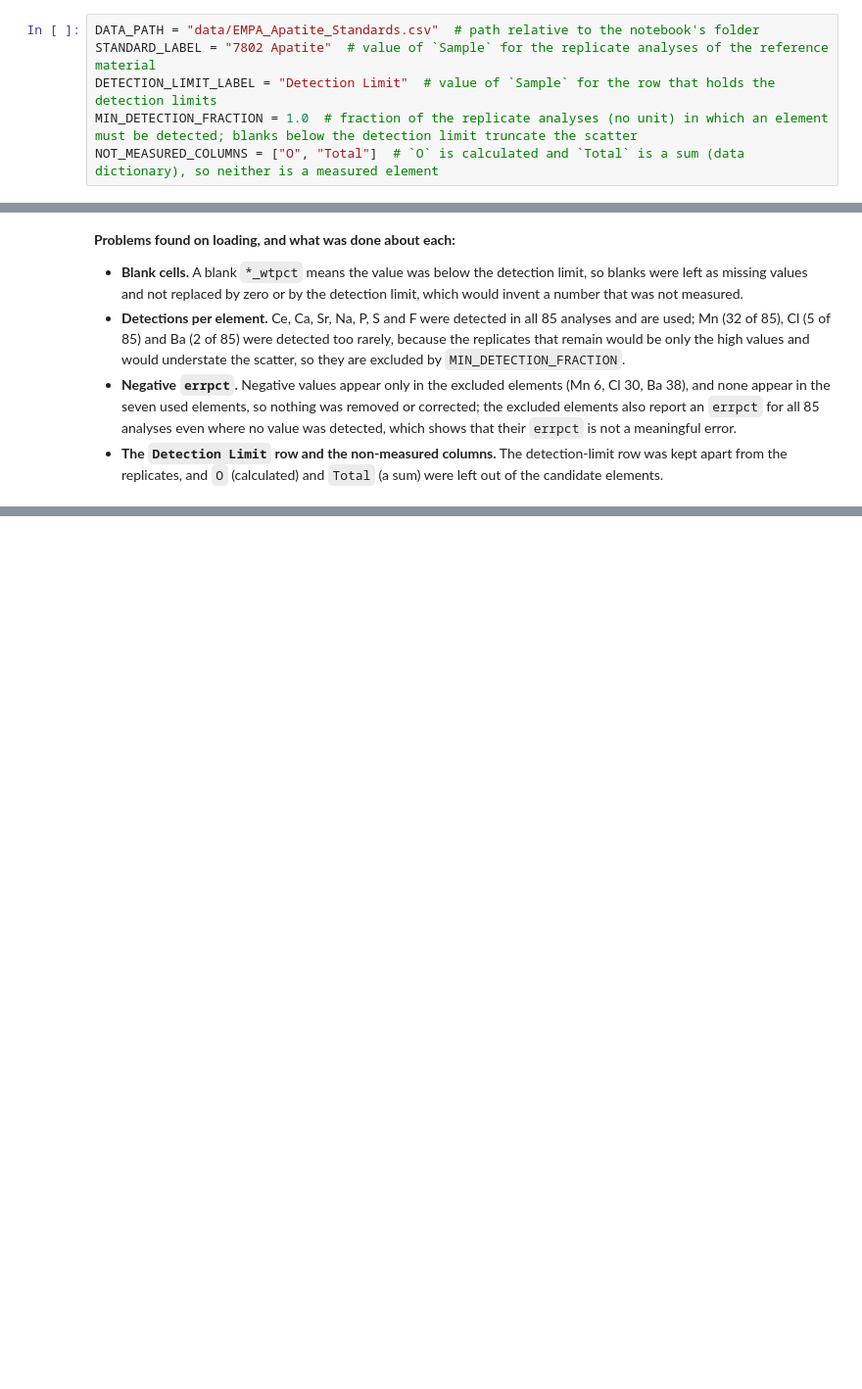
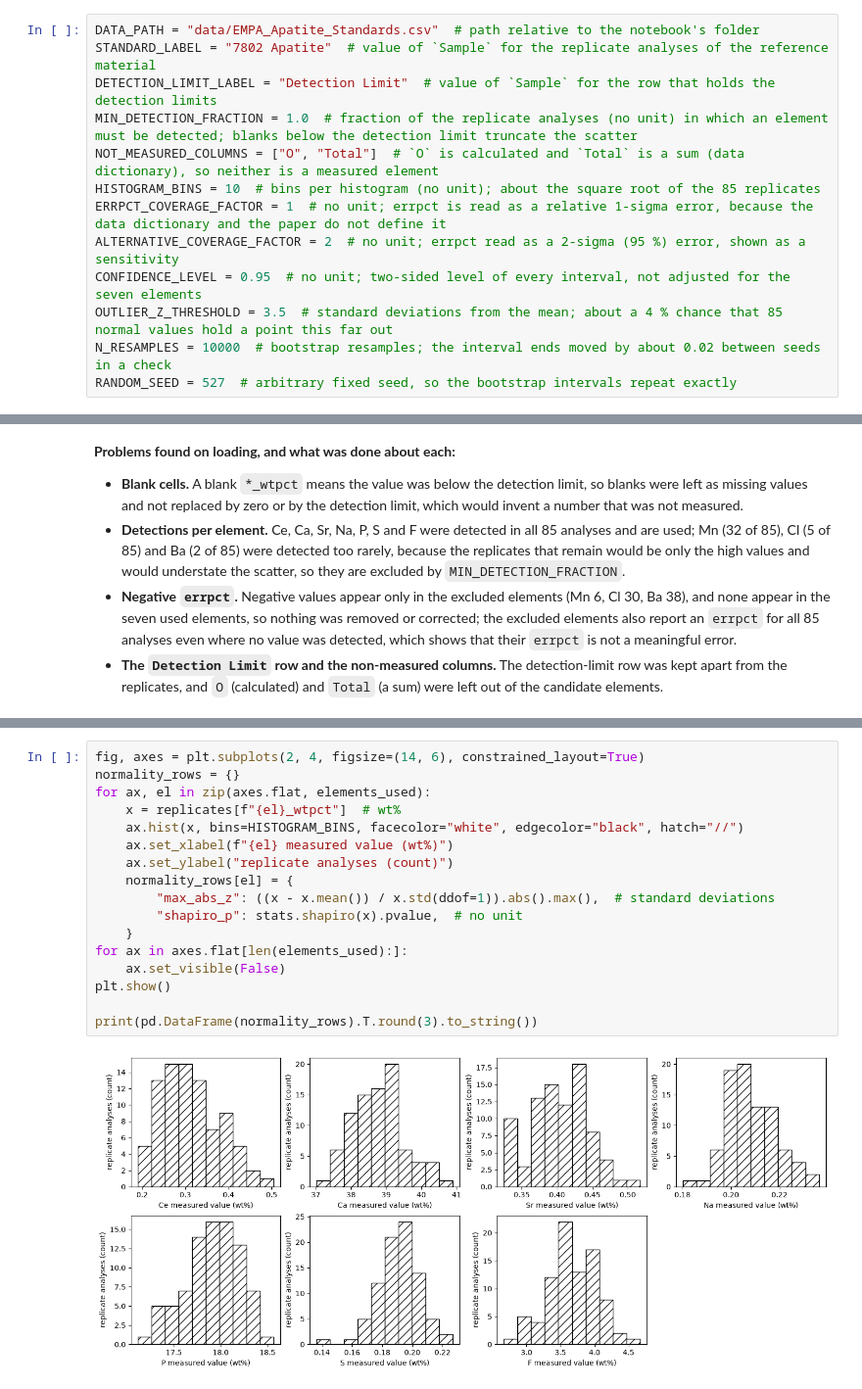
Before and after one commit to minsup96/chem527-project, a Jupyter notebook: analysis.ipynb, the cells around one changed output, grey strips where cells are left out. Shown at 98% size. Saved outputs shown, nothing was run; the diff lists cells and outputs as text; blank space fills up the shorter version.

```diff
--- a/analysis.ipynb
+++ b/analysis.ipynb
@@ -20,6 +20,13 @@ STANDARD_LABEL = "7802 Apatite"  # value of `Sample` for the replicate analyses
 DETECTION_LIMIT_LABEL = "Detection Limit"  # value of `Sample` for the row that holds the detection limits
 MIN_DETECTION_FRACTION = 1.0  # fraction of the replicate analyses (no unit) in which an element must be detected; blanks below the detection limit truncate the scatter
 NOT_MEASURED_COLUMNS = ["O", "Total"]  # `O` is calculated and `Total` is a sum (data dictionary), so neither is a measured element
+HISTOGRAM_BINS = 10  # bins per histogram (no unit); about the square root of the 85 replicates
+ERRPCT_COVERAGE_FACTOR = 1  # no unit; errpct is read as a relative 1-sigma error, because the data dictionary and the paper do not define it
+ALTERNATIVE_COVERAGE_FACTOR = 2  # no unit; errpct read as a 2-sigma (95 %) error, shown as a sensitivity
+CONFIDENCE_LEVEL = 0.95  # no unit; two-sided level of every interval, not adjusted for the seven elements
+OUTLIER_Z_THRESHOLD = 3.5  # standard deviations from the mean; about a 4 % chance that 85 normal values hold a point this far out
+N_RESAMPLES = 10000  # bootstrap resamples; the interval ends moved by about 0.02 between seeds in a check
+RANDOM_SEED = 527  # arbitrary fixed seed, so the bootstrap intervals repeat exactly
 # %% [markdown]
 ## Load the data
 
@@ -101,0 +189,19 @@ elements excluded: ['Mn', 'Ba', 'Cl']
+# %%
+fig, axes = plt.subplots(2, 4, figsize=(14, 6), constrained_layout=True)
+normality_rows = {}
+for ax, el in zip(axes.flat, elements_used):
+    x = replicates[f"{el}_wtpct"]  # wt%
+    ax.hist(x, bins=HISTOGRAM_BINS, facecolor="white", edgecolor="black", hatch="//")
+    ax.set_xlabel(f"{el} measured value (wt%)")
+    ax.set_ylabel("replicate analyses (count)")
+    normality_rows[el] = {
+        "max_abs_z": ((x - x.mean()) / x.std(ddof=1)).abs().max(),  # standard deviations
+        "shapiro_p": stats.shapiro(x).pvalue,  # no unit
+    }
+for ax in axes.flat[len(elements_used):]:
+    ax.set_visible(False)
+plt.show()
+
+print(pd.DataFrame(normality_rows).T.round(3).to_string())
+# %% [output]
+[figure, added]
```
Also changed, not shown: parts of 17 cells of this notebook, 1 other file.
